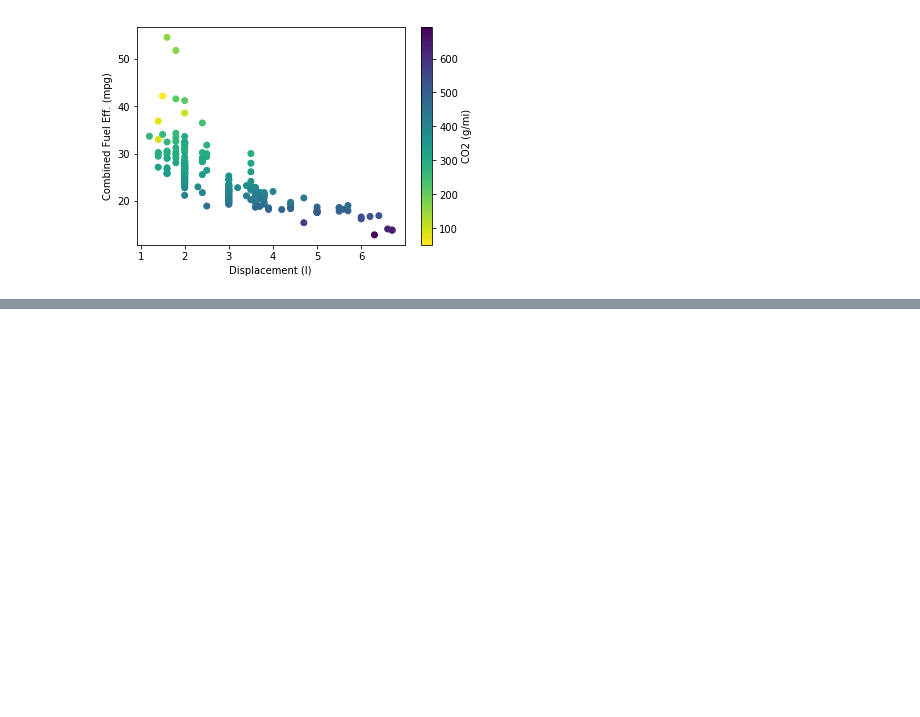
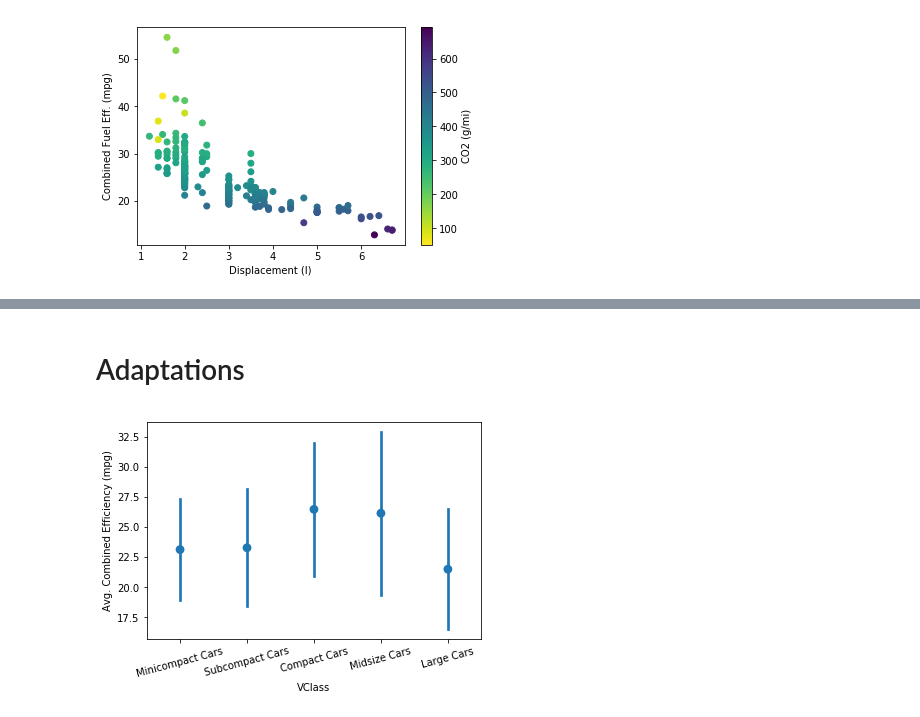
Before and after one commit to deepaksithu/Multivariate_Exploration_of_Data_Notes, a Jupyter notebook: Multivariate_Visualizations.ipynb, the cells around one changed output, grey strips where cells are left out. Cells and saved outputs as stored; diff of their text form; code cells hidden in the pictures; blank space fills up the shorter version.

```diff
--- a/Multivariate_Visualizations.ipynb
+++ b/Multivariate_Visualizations.ipynb
@@ -157,0 +173,10 @@ plt.ylabel('Combined Fuel Eff. (mpg)');
+# %% [markdown]
+# Adaptations
+# %%
+# older bivariate point plot of average combined fuel efficiency by vehicle class
+# ci is confidence intervals and ste to standard deviation
+sns.pointplot(data = fuel_econ, x = 'VClass', y = 'comb', ci = 'sd', linestyles = '');
+plt.xticks(rotation = 15)
+plt.ylabel('Avg. Combined Efficiency (mpg)');
+# %% [output]
+[figure, added]
```
Also changed, not shown: parts of 15 cells of this notebook.
